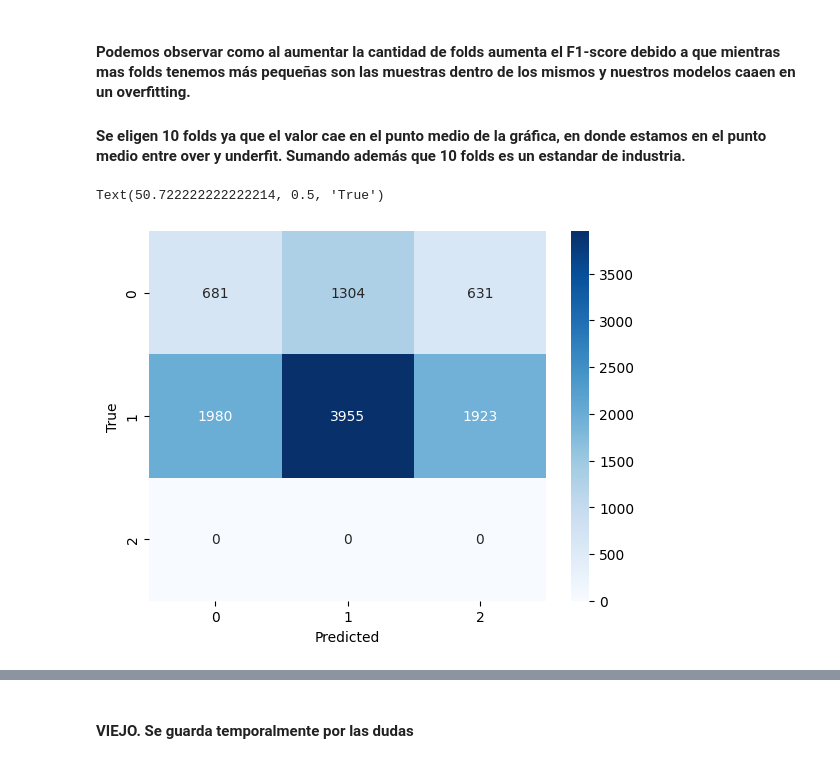
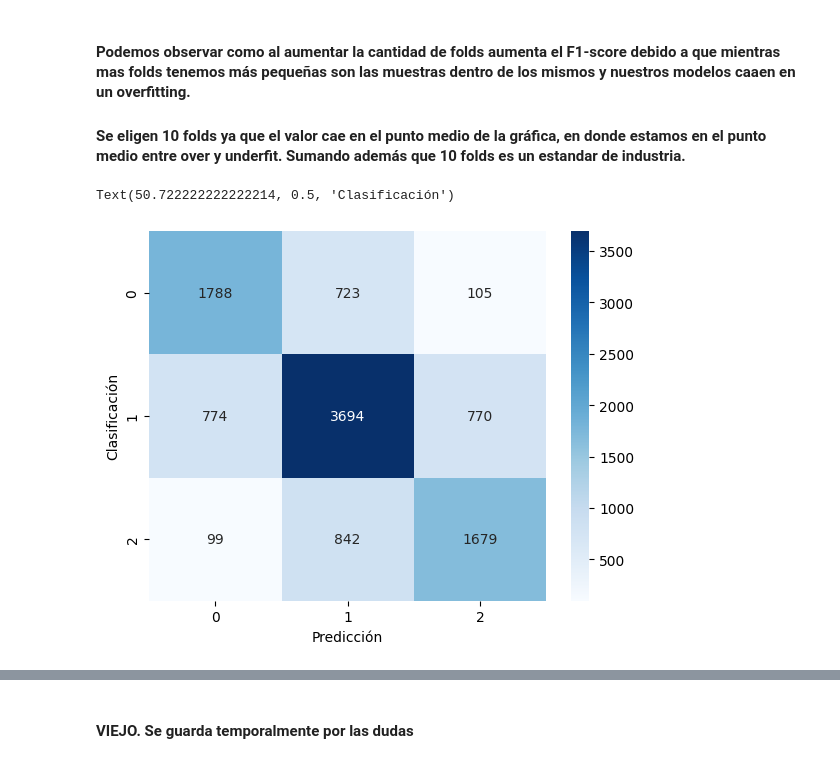
Before and after one commit to sttesta3/7506R-1C2024-GRUPO08, a Jupyter notebook: Clasificación.ipynb, the cells around one changed output, grey strips where cells are left out. Saved outputs shown, nothing was run; the diff lists cells and outputs as text; code cells hidden in the pictures.

```diff
--- a/Clasificación.ipynb
+++ b/Clasificación.ipynb
@@ -399,13 +395,13 @@ plt.show()
 # %%
 BEST_FOLDS = 10
 mejor_performance = arboles[BEST_FOLDS - CANT_FOLDS_MINIMA]
 y_pred = mejor_performance.predict(X_test3)
 
 classification_report(Y_test3,y_pred)
-cm = confusion_matrix(y_test,y_pred)
+cm = confusion_matrix(Y_test3,y_pred)
 sns.heatmap(cm, cmap='Blues',annot=True,fmt='g')
-plt.xlabel('Predicted')
-plt.ylabel('True')
+plt.xlabel('Predicción')
+plt.ylabel('Clasificación')
 # %% [output]
-Text(50.722222222222214, 0.5, 'True')
+Text(50.722222222222214, 0.5, 'Clasificación')
-[figure, old version]
+[figure, new version]
```
Also changed, not shown: parts of 2 cells of this notebook.
